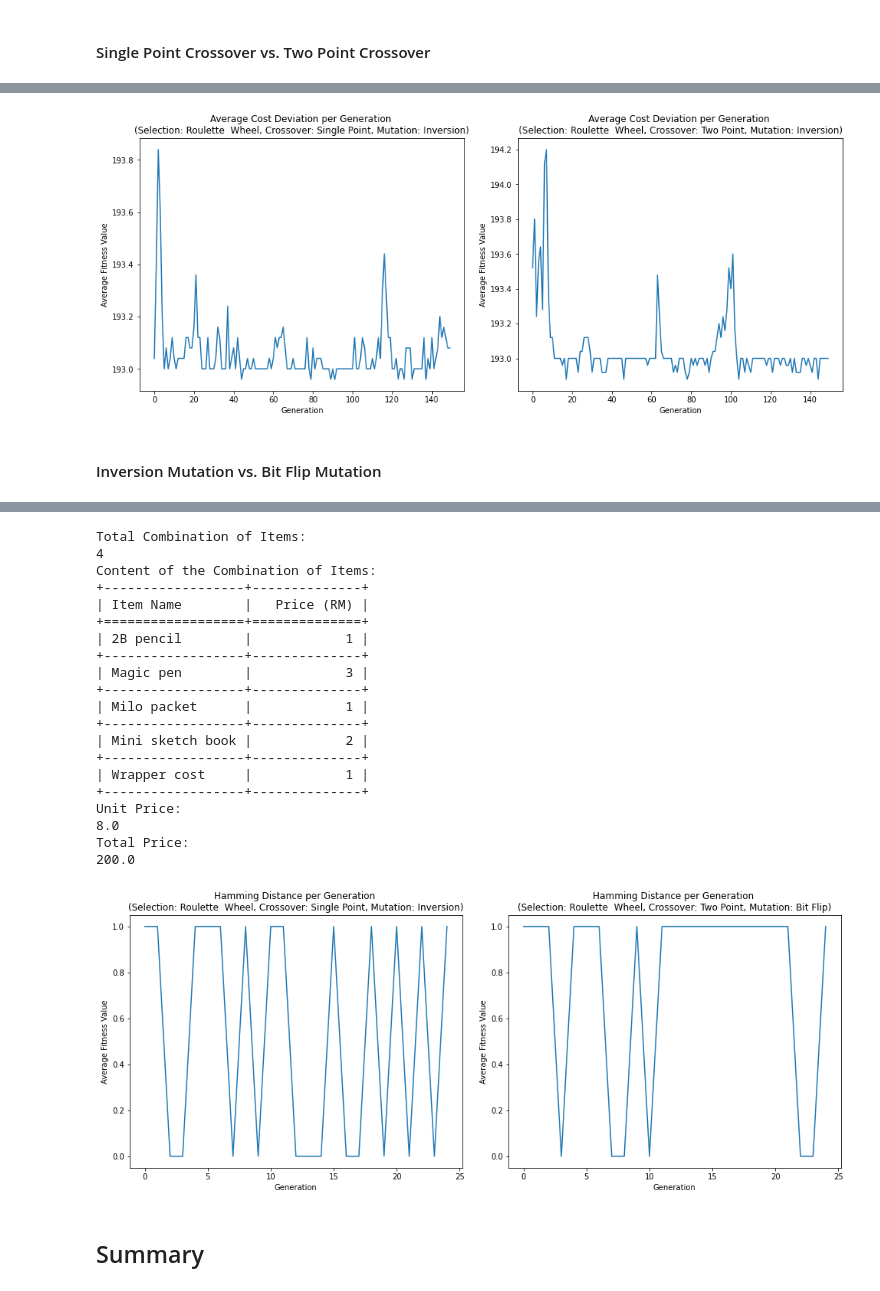
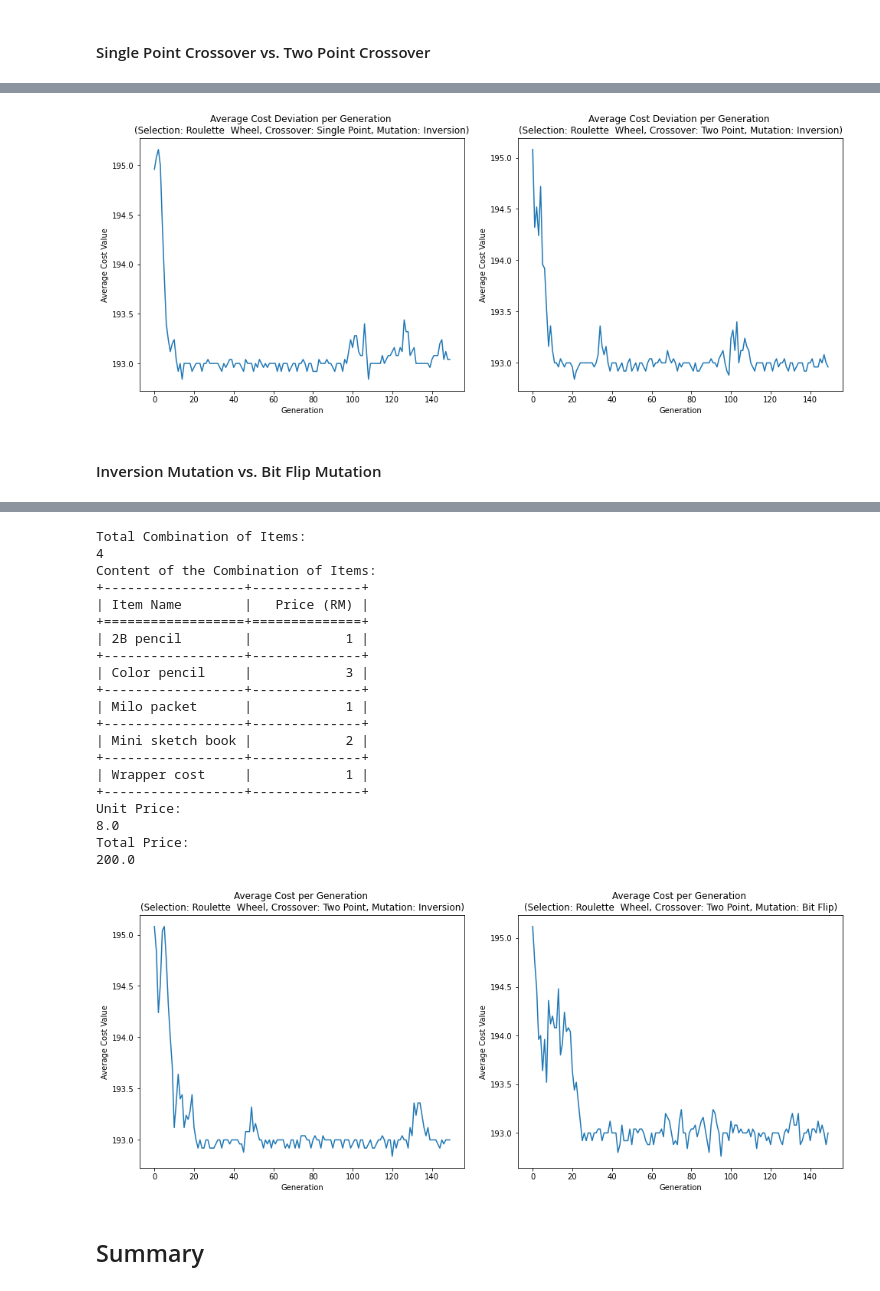
Before and after one commit to SalahAlHaismawi/Artificial-Intelligence-Problems, a Jupyter notebook: Project.ipynb, the cells around one changed output, grey strips where cells are left out. Saved outputs shown, nothing was run; the diff lists cells and outputs as text; code cells hidden in the pictures.

```diff
--- a/Project.ipynb
+++ b/Project.ipynb
@@ -230,19 +198,14 @@ def evolve(population, fitness_values, selection_method, crossover_method, mutat
         next_generation[i] = mutated_chromosome
     return next_generation[:25]
 # %%
-def main(selection_method, crossover_method, mutation_method):
+def main(population, selection_method, crossover_method, mutation_method):
     # Define target cost
     target_cost = 200
 
-    # Generate an initial population
-    population = generate_population(25)
-
-    # AISHA's part
     # Fitness values
     fitness_values = [fitness_function(chromosome) for chromosome in population]
     avg_fitness_history = []
 
-    # AISHA's part
     # Cost deviations
     cost_deviations = [calculate_cost_deviation(chromosome, target_cost) for chromosome in population]
     avg_costdev_history = []
@@ -254,12 +217,10 @@ def main(selection_method, crossover_method, mutation_method):
         # Select parents and perform crossover and mutation
         population = evolve(population, fitness_values, selection_method, crossover_method, mutation_method)
 
-        # AISHA's part
         # Calculate average fitness values, record into history
         fitness_values = [fitness_function(chromosome) for chromosome in population]
         avg_fitness_history.append(sum(fitness_values) / len(fitness_values))
 
-        # AISHA's part
         # Calculate average cost deviations, record into history
         cost_deviations = [calculate_cost_deviation(chromosome, target_cost) for chromosome in population]
         avg_costdev_history.append(sum(cost_deviations) / len(cost_deviations))
@@ -293,13 +254,7 @@ def main(selection_method, crossover_method, mutation_method):
     print("Total Price: ")
     print(unit_price * 25 if best_fitness >= 0 else 0)
 
-
-    # ARYSSA's part
-    # Compare the two mutation methods using Hamming distance
-    hamming_distances = compare_mutations(population, selection_method, crossover_method, mutation_method)
-
-
-    return best_combination, avg_fitness_history, avg_costdev_history, hamming_distances
+    return best_combination, avg_fitness_history, avg_costdev_history
 # %% [markdown]
 ## Perfomance Assessment
 # %% [markdown]
@@ -462,7 +419,7 @@ y1 = avg_costdev_hist_3
 ax1.plot(x1, y1)
 ax1.set_title("Average Cost Deviation per Generation \n(Selection: Roulette  Wheel, Crossover: Single Point, Mutation: Inversion)")
 ax1.set_xlabel("Generation")
-ax1.set_ylabel("Average Fitness Value")
+ax1.set_ylabel("Average Cost Value")
 
 # Plot for Rank Selection
 x2 = range(0, len(avg_costdev_hist_4))
@@ -471,13 +428,13 @@ y2 = avg_costdev_hist_4
 ax2.plot(x2, y2)
 ax2.set_title("Average Cost Deviation per Generation \n(Selection: Roulette  Wheel, Crossover: Two Point, Mutation: Inversion)")
 ax2.set_xlabel("Generation")
-ax2.set_ylabel("Average Fitness Value")
+ax2.set_ylabel("Average Cost Value")
 
 plt.tight_layout(pad=2.0)  # Add more padding between subplots
 
 plt.show()
 # %% [output]
-[figure, old version]
+[figure, new version]
 # %% [markdown]
 #### Inversion Mutation vs. Bit Flip Mutation
 # %%
@@ -487,7 +444,7 @@ plt.show()
 # Crossover Method: Single Point (constant)
 # Mutation Method: Inversion
 
-best_set_5, avg_ft_hist_5, avg_costdev_hist_5, hamming_5 = main(selection_roulette_wheel, crossover_single_point, mutation_inversion)
+best_set_5, avg_ft_hist_5, avg_costdev_hist_5= main(population, selection_roulette_wheel, crossover_two_point, mutation_inversion)
 # %% [output]
 Total Combination of Items:
 4
@@ -516,7 +473,7 @@ Total Price:
 # Crossover Method: Single Point (constant)
 # Mutation Method: Bit Flip
 
-best_set_6, avg_ft_hist_6, avg_costdev_hist_6, hamming_6 = main(selection_roulette_wheel, crossover_single_point, mutation_bit_flip)
+best_set_6, avg_ft_hist_6, avg_costdev_hist_6= main(population, selection_roulette_wheel, crossover_two_point, mutation_bit_flip)
 # %% [output]
 Total Combination of Items:
 4
@@ -526,7 +483,7 @@ Content of the Combination of Items:
 +==================+==============+
 | 2B pencil        |            1 |
 +------------------+--------------+
-| Magic pen        |            3 |
+| Color pencil     |            3 |
 +------------------+--------------+
 | Milo packet      |            1 |
 +------------------+--------------+
@@ -539,34 +496,32 @@ Unit Price:
 Total Price:
 200.0
 # %%
-# Use Hamming distance metrics to compare the performance between Inversion Mutation and Bit Flip Mutation
-
 # Create a figure and two subplots
 fig, (ax1, ax2) = plt.subplots(1, 2, figsize=(14, 6))
 
-# Plot for Roulette Wheel Selection
-x1 = range(0, len(hamming_5))
-y1 = hamming_5
+# Plot for Inversion
+x1 = range(0, len(avg_costdev_hist_5))
+y1 = avg_costdev_hist_5
 
 ax1.plot(x1, y1)
-ax1.set_title("Hamming Distance per Generation \n(Selection: Roulette  Wheel, Crossover: Single Point, Mutation: Inversion)")
+ax1.set_title("Average Cost per Generation \n(Selection: Roulette  Wheel, Crossover: Two Point, Mutation: Inversion)")
 ax1.set_xlabel("Generation")
-ax1.set_ylabel("Average Fitness Value")
+ax1.set_ylabel("Average Cost Value")
 
-# Plot for Rank Selection
-x2 = range(0, len(hamming_6))
-y2 = hamming_6
+# Plot for Bit Flip
+x2 = range(0, len(avg_costdev_hist_6))
+y2 = avg_costdev_hist_6
 
 ax2.plot(x2, y2)
-ax2.set_title("Hamming Distance per Generation \n(Selection: Roulette  Wheel, Crossover: Two Point, Mutation: Bit Flip)")
+ax2.set_title("Average Cost per Generation \n(Selection: Roulette  Wheel, Crossover: Two Point, Mutation: Bit Flip)")
 ax2.set_xlabel("Generation")
-ax2.set_ylabel("Average Fitness Value")
+ax2.set_ylabel("Average Cost Value")
 
 plt.tight_layout(pad=2.0)  # Add more padding between subplots
 
 plt.show()
 # %% [output]
-[figure, old version]
+[figure, new version]
 # %% [markdown]
 ## Summary
 # %% [markdown]
```
Also changed, not shown: parts of 12 cells of this notebook.
